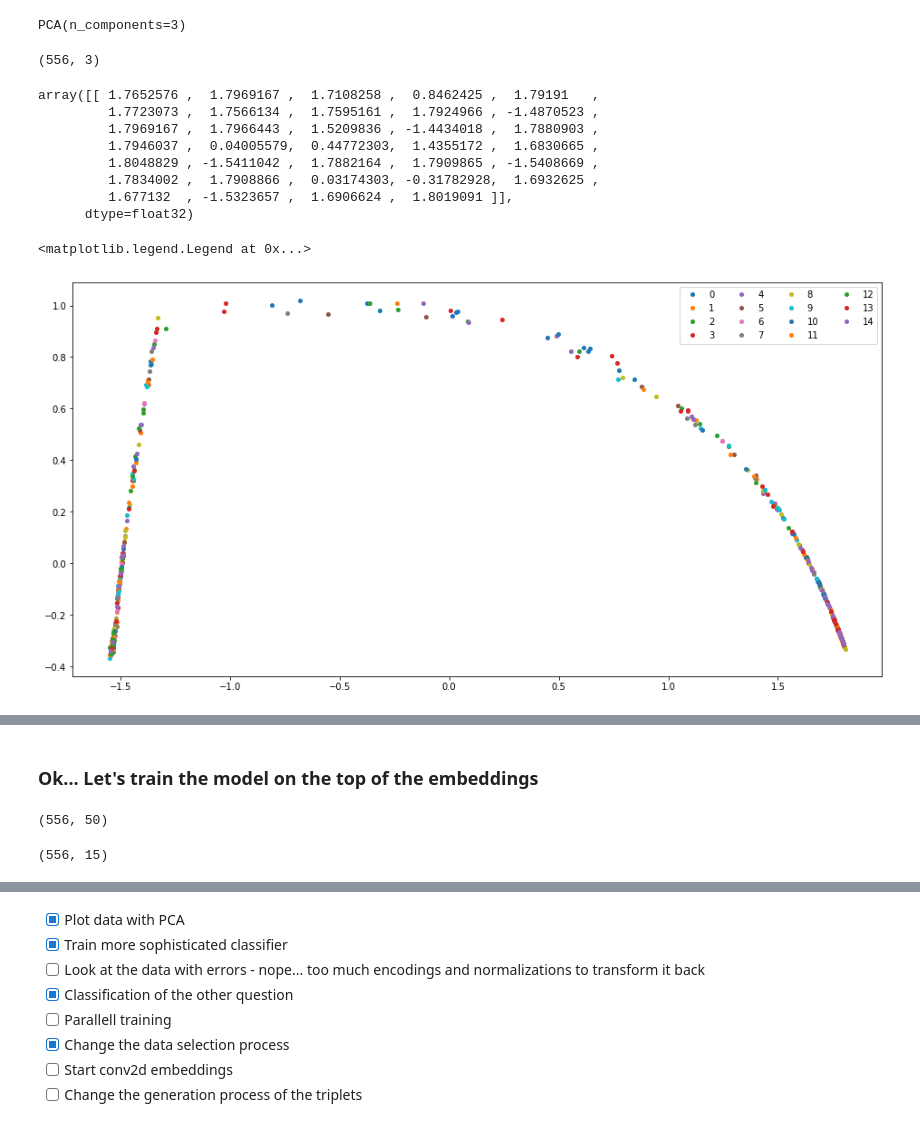
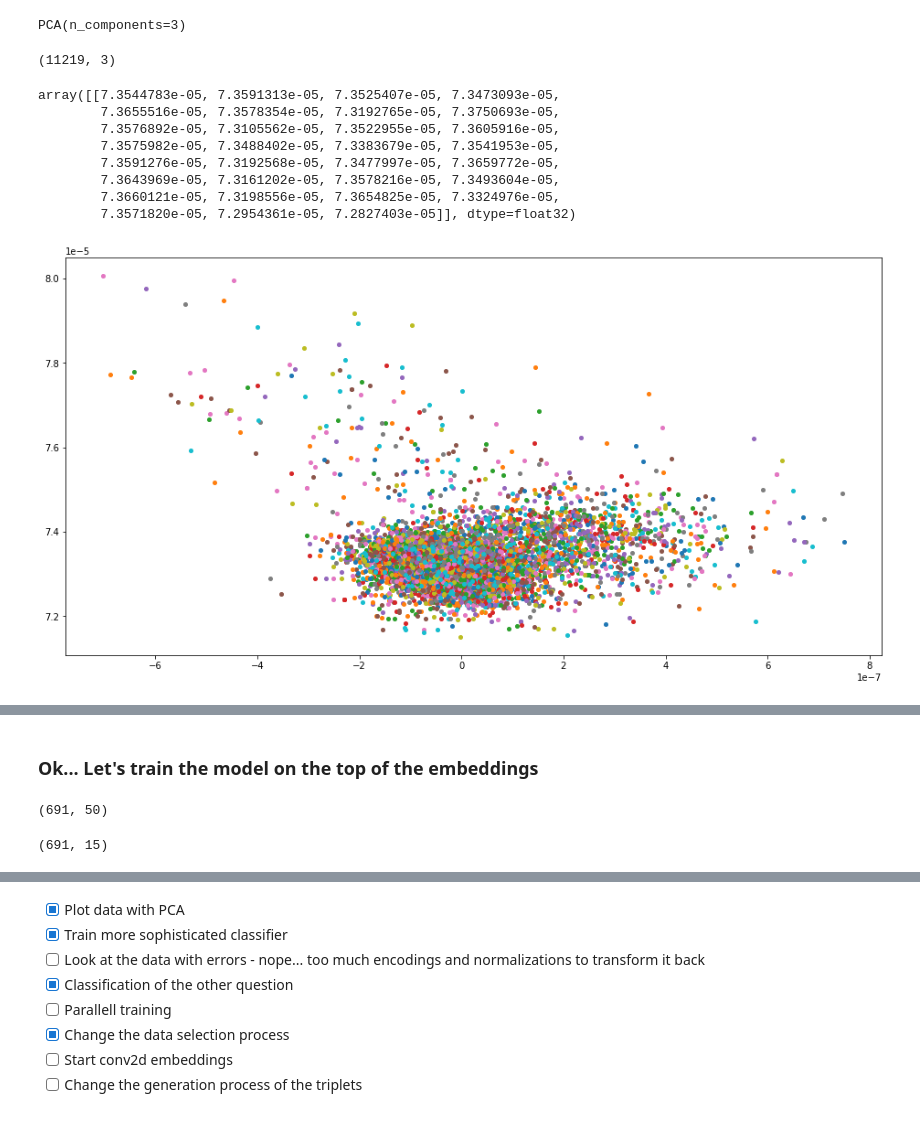
Before and after one commit to MefAldemisov/SourceCodeAuthorshipAttribution, a Jupyter notebook: Embeddings.ipynb, the cells around one changed output, grey strips where cells are left out. Saved outputs shown, nothing was run; the diff lists cells and outputs as text; code cells hidden in the pictures.

```diff
--- a/Embeddings.ipynb
+++ b/Embeddings.ipynb
@@ -161,5 +141,5 @@ plt.plot(np.array(df.username.value_counts())[5:20])
 # %%
-users = df.username.value_counts()[5:20].index
+users = df.username.value_counts()[5:505].index
 df = df[df.username.isin(users)]
 df.head()
 # %% [output]
@@ -984,7 +960,7 @@ max_score = 0
 best_model = None
 log = []
 core_model = None
-for p in tqdm.tqdm(param_list):
+for p in tqdm.tqdm(param_list[3:5]):
     core_model = create_model(*p)
     triplet = create_triplet_model(input_size, core_model)
     model, history = train(new_X, new_y, input_size, triplet)
@@ -1101,29 +1061,28 @@ pca_x = pca.transform(vectorized_X)
 # %%
 pca_x.shape
 # %% [output]
-(556, 3)
+(11219, 3)
 # %%
 y1d = new_y
 # y1d = np.argmax(new_y, axis=1)
 # %%
 pca_x[np.where(y1d==0), 0]
 # %% [output]
-array([[ 1.7652576 ,  1.7969167 ,  1.7108258 ,  0.8462425 ,  1.79191   ,
-         1.7723073 ,  1.7566134 ,  1.7595161 ,  1.7924966 , -1.4870523 ,
-         1.7969167 ,  1.7966443 ,  1.5209836 , -1.4434018 ,  1.7880903 ,
-         1.7946037 ,  0.04005579,  0.44772303,  1.4355172 ,  1.6830665 ,
-         1.8048829 , -1.5411042 ,  1.7882164 ,  1.7909865 , -1.5408669 ,
-         1.7834002 ,  1.7908866 ,  0.03174303, -0.31782928,  1.6932625 ,
-         1.677132  , -1.5323657 ,  1.6906624 ,  1.8019091 ]],
-      dtype=float32)
+array([[7.3544783e-05, 7.3591313e-05, 7.3525407e-05, 7.3473093e-05,
+        7.3655516e-05, 7.3578354e-05, 7.3192765e-05, 7.3750693e-05,
+        7.3576892e-05, 7.3105562e-05, 7.3522955e-05, 7.3605916e-05,
+        7.3575982e-05, 7.3488402e-05, 7.3383679e-05, 7.3541953e-05,
+        7.3591276e-05, 7.3192568e-05, 7.3477997e-05, 7.3659772e-05,
+        7.3643969e-05, 7.3161202e-05, 7.3578216e-05, 7.3493604e-05,
+        7.3660121e-05, 7.3198556e-05, 7.3654825e-05, 7.3324976e-05,
+        7.3571820e-05, 7.2954361e-05, 7.2827403e-05]], dtype=float32)
 # %%
 plt.figure(figsize=(16, 8))
-for i in range(15):
-    plt.plot(pca_x[np.where(y1d==i), 0][0], pca_x[np.where(y1d==i), 1][0], 'o', ms=4, label=str(i))
-plt.legend(ncol=4)
+for i in range(500):
+    plt.plot(pca_x[np.where(y1d==i), 2][0], pca_x[np.where(y1d==i), 0][0], 'o', ms=4)# label=str(i))
+# plt.legend(ncol=4)
 # %% [output]
-<matplotlib.legend.Legend at 0x...>
-[figure, old version]
+[figure, new version]
 # %% [markdown]
 Before
 ![image.png](attachment:77775455-7d04-471d-a90a-fb680b8590b4.png)
@@ -1147,11 +1106,11 @@ classifier.add(layers.Dense(15, activation="softmax"))
 # %%
 vectorized_X.shape
 # %% [output]
-(556, 50)
+(691, 50)
 # %%
 new_y.shape
 # %% [output]
-(556, 15)
+(691, 15)
 # %%
 batch_size = 64
 epochs = 100
```
Also changed, not shown: parts of 29 cells of this notebook.
